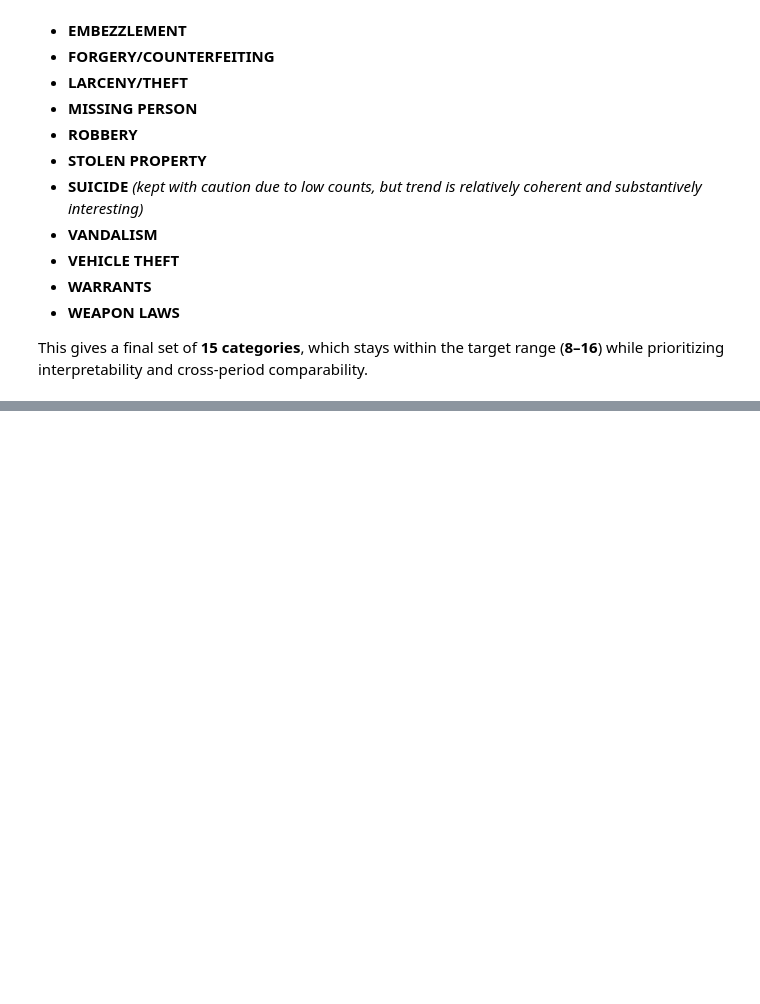
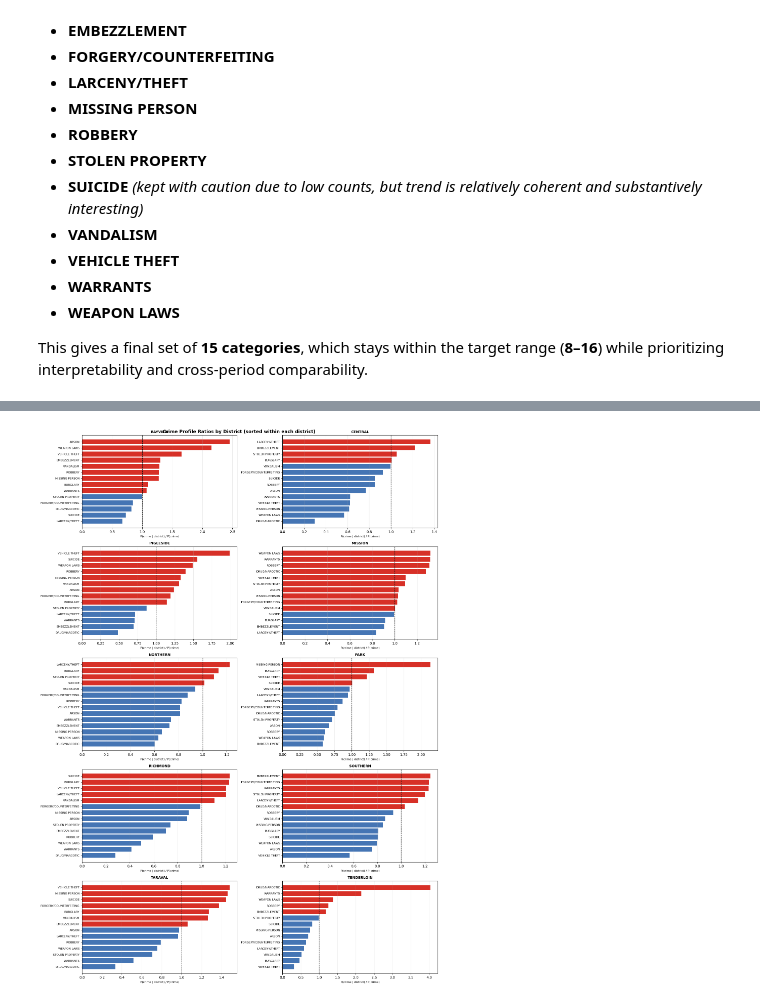
Before and after one commit to Slupon/Project_Socialdata, a Jupyter notebook: Assignment1_socialdata.ipynb, the cells around one changed output, grey strips where cells are left out. Cells and saved outputs as stored; diff of their text form; code cells hidden in the pictures; blank space fills up the shorter version.

```diff
--- a/Assignment1_socialdata.ipynb
+++ b/Assignment1_socialdata.ipynb
@@ -779,0 +902,35 @@ plt.show()
+# %%
+
+# Per-district bar charts — sorted by ratio within each district
+districts = sorted(ratio_pivot.index)
+crimes     = ratio_pivot.columns.tolist()
+
+ncols = 2
+nrows = (len(districts) + ncols - 1) // ncols
+
+fig, axes = plt.subplots(nrows, ncols, figsize=(16, 4.5 * nrows), sharey=False)
+axes = axes.flatten()
+
+for i, district in enumerate(districts):
+    ax = axes[i]
+    vals = ratio_pivot.loc[district].sort_values(ascending=True)
+
+    colors = ["#d73027" if v >= 1 else "#4575b4" for v in vals.values]
+    ax.barh(vals.index, vals.values, color=colors)
+    ax.axvline(1.0, linestyle="--", linewidth=1, color="black")
+    ax.set_title(district, fontsize=10, fontweight="bold")
+    ax.set_xlabel("P(crime | district) / P(crime)", fontsize=8)
+    ax.tick_params(axis="y", labelsize=8)
+    ax.grid(axis="x", alpha=0.25)
+
+for j in range(len(districts), len(axes)):
+    axes[j].axis("off")
+
+fig.suptitle(
+    "Crime Profile Ratios by District (sorted within each district)",
+    fontsize=13, fontweight="bold"
+)
+plt.tight_layout()
+plt.show()
+# %% [output]
+[figure, added]
```
Also changed, not shown: parts of 15 cells of this notebook.
